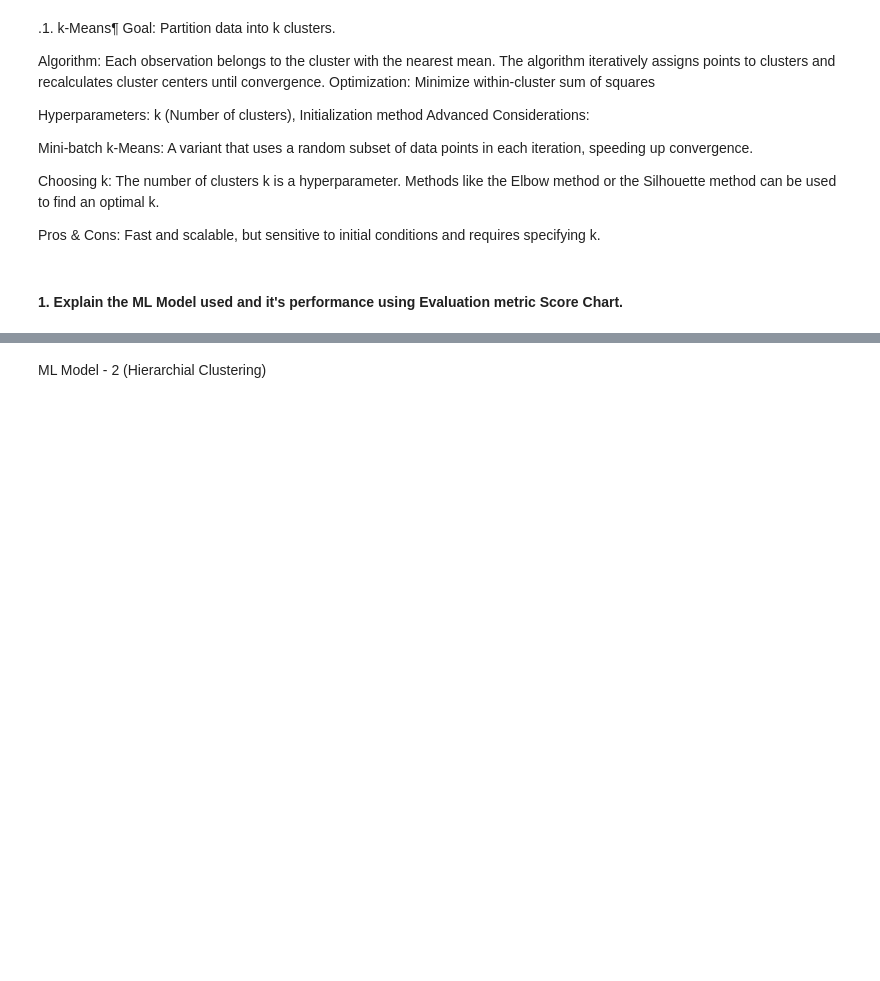
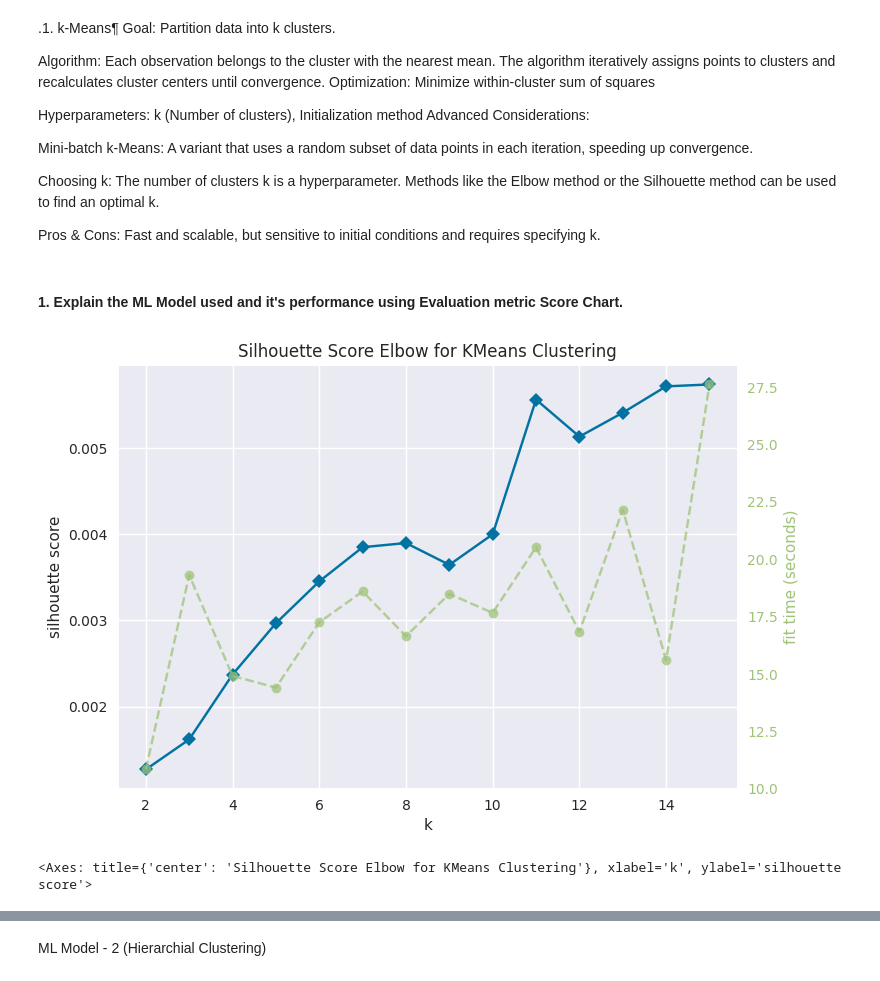
Before and after one commit to vipra88/Movie-ML-NLP-Recommendation-System, a Jupyter notebook: Movie_ML_and_recommedation_project.ipynb, the cells around one changed output, grey strips where cells are left out. Cells and saved outputs as stored; diff of their text form; code cells hidden in the pictures; blank space fills up the shorter version.

```diff
--- a/Movie_ML_and_recommedation_project.ipynb
+++ b/Movie_ML_and_recommedation_project.ipynb
@@ -1556,6 +1522,25 @@ Choosing k: The number of clusters k is a hyperparameter. Methods like the Elbow
 Pros & Cons: Fast and scalable, but sensitive to initial conditions and requires specifying k.
 # %% [markdown]
 #### 1. Explain the ML Model used and it's performance using Evaluation metric Score Chart.
+# %%
+# Importing needed libraries
+from sklearn.cluster import KMeans
+from yellowbrick.cluster import KElbowVisualizer
+
+# Instantiate the KMeans clustering model
+model = KMeans()
+
+# Instantiate the KElbowVisualizer with the model
+visualizer = KElbowVisualizer(model, k=(2, 16), metric='silhouette', timings=True, locate_elbow=False)
+
+# Assuming x_transformed is your transformed data, fit the data to the visualizer
+visualizer.fit(x_transformed)
+
+# Finalize and render the figure
+visualizer.show()
+# %% [output]
+[figure, added]
+<Axes: title={'center': 'Silhouette Score Elbow for KMeans Clustering'}, xlabel='k', ylabel='silhouette score'>
 # %%
 ## Determining optimal value of K using KElbowVisualizer
 # Importing needed library
```
Also changed, not shown: parts of 47 cells of this notebook.
